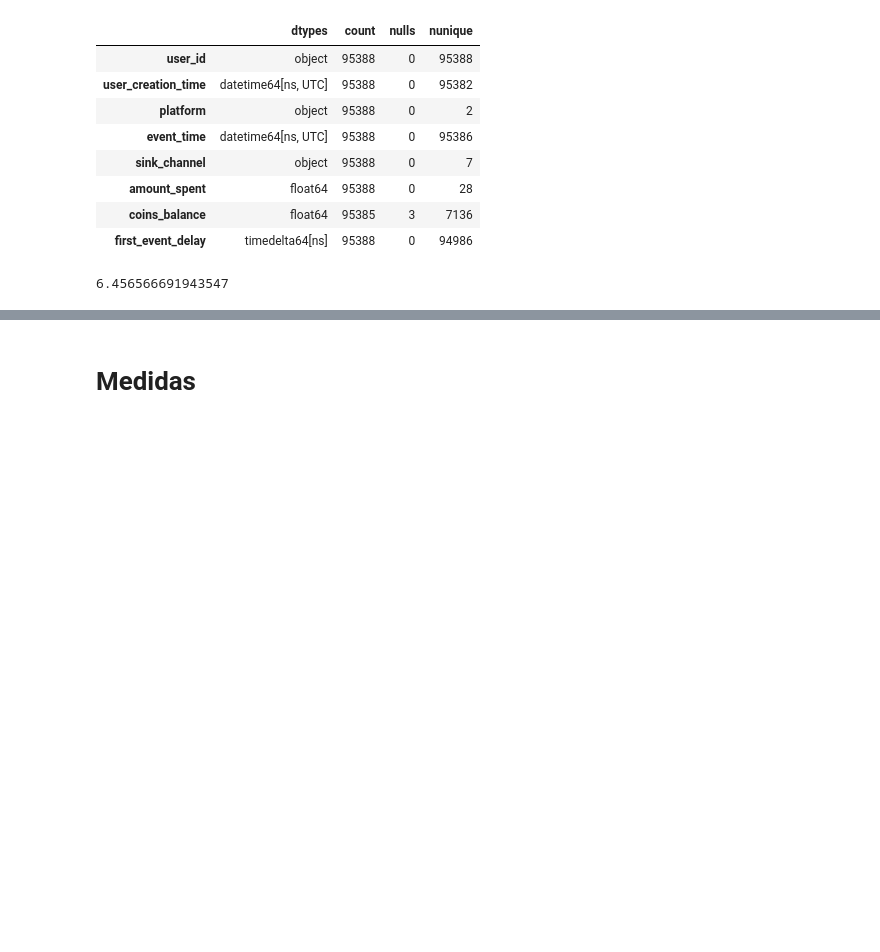
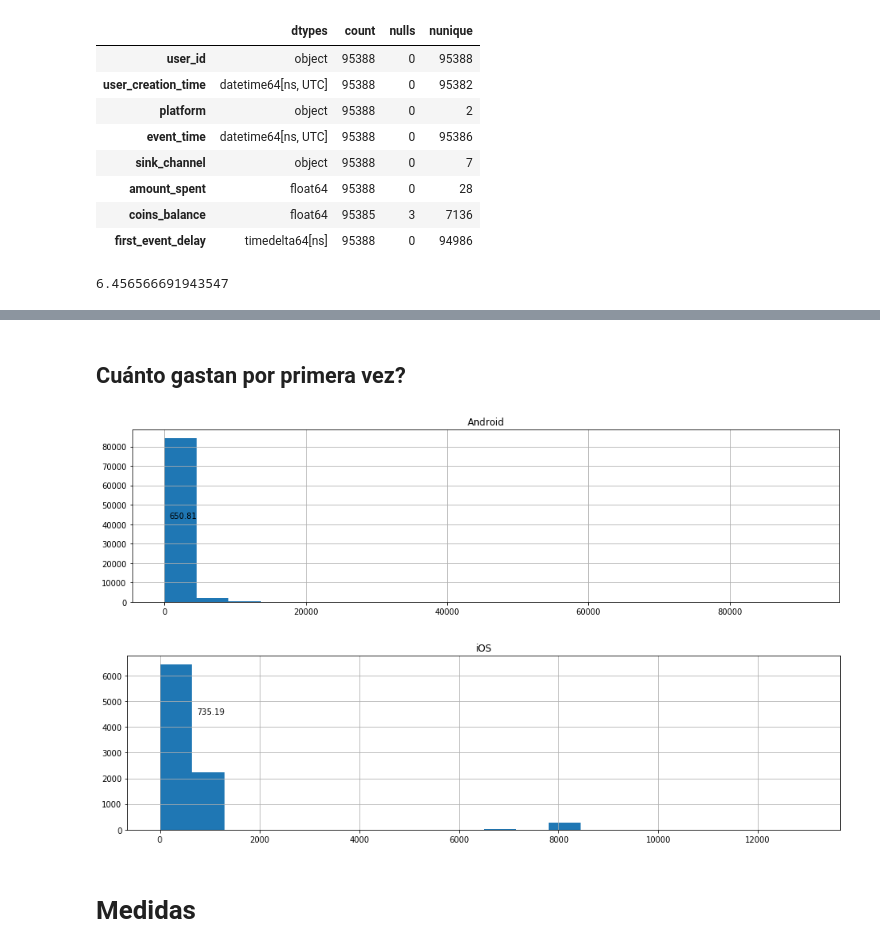
Before and after one commit to melik-data-challenges/etermax-challenge, a Jupyter notebook: etermax-challenge.ipynb, the cells around one changed output, grey strips where cells are left out. Saved outputs shown, nothing was run; the diff lists cells and outputs as text; code cells hidden in the pictures; blank space fills up the shorter version.

```diff
--- a/etermax-challenge.ipynb
+++ b/etermax-challenge.ipynb
@@ -236,3 +205,17 @@ df[['amount_spent','coins_balance']].describe()
+# %% [markdown]
+## Cuánto gastan por primera vez?
+# %%
+for p in df_usr_first_event.platform.unique():
+    platform_filter = df_usr_first_event.platform == p
+    df_usr_first_event[platform_filter].amount_spent.hist(bins=20, figsize=(16,4))
+    x = df_usr_first_event[platform_filter].amount_spent.mean()
+    y = df_usr_first_event[platform_filter].amount_spent.count()/2
+    plt.text(x, y, '{:.2f}'.format(x))
+    plt.title(p)
+    plt.show()
+# %% [output]
+[figure, added]
+[figure, added]
 # %% [markdown]
 # Medidas
 # %% [markdown]
```
Also changed, not shown: parts of 18 cells of this notebook.
